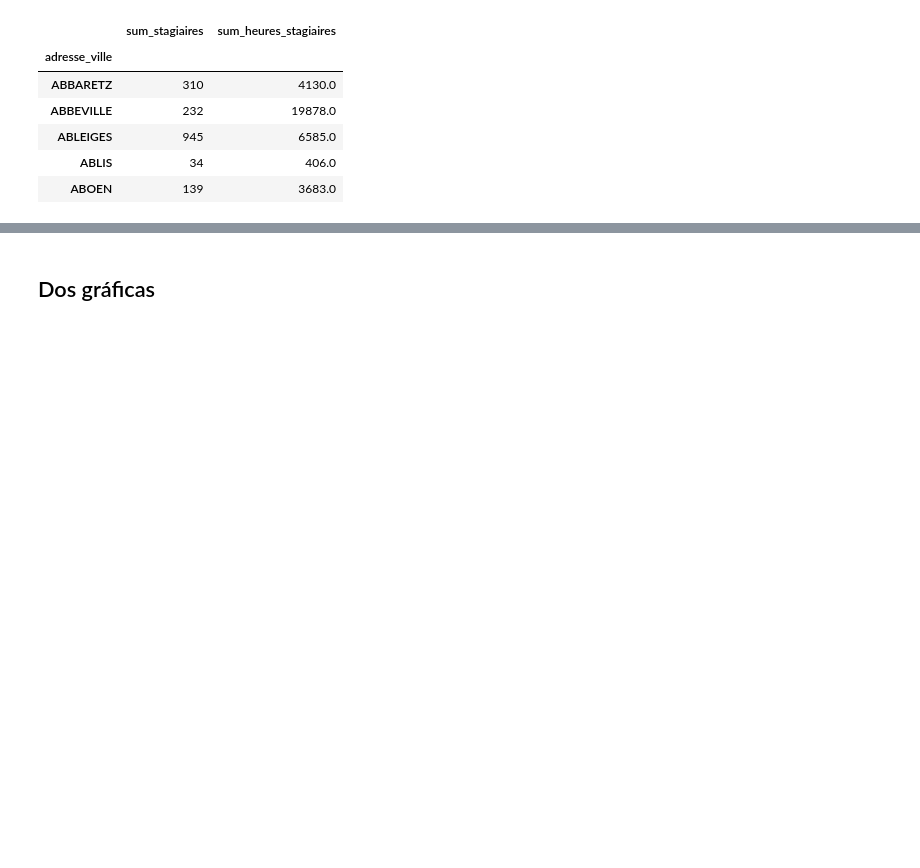
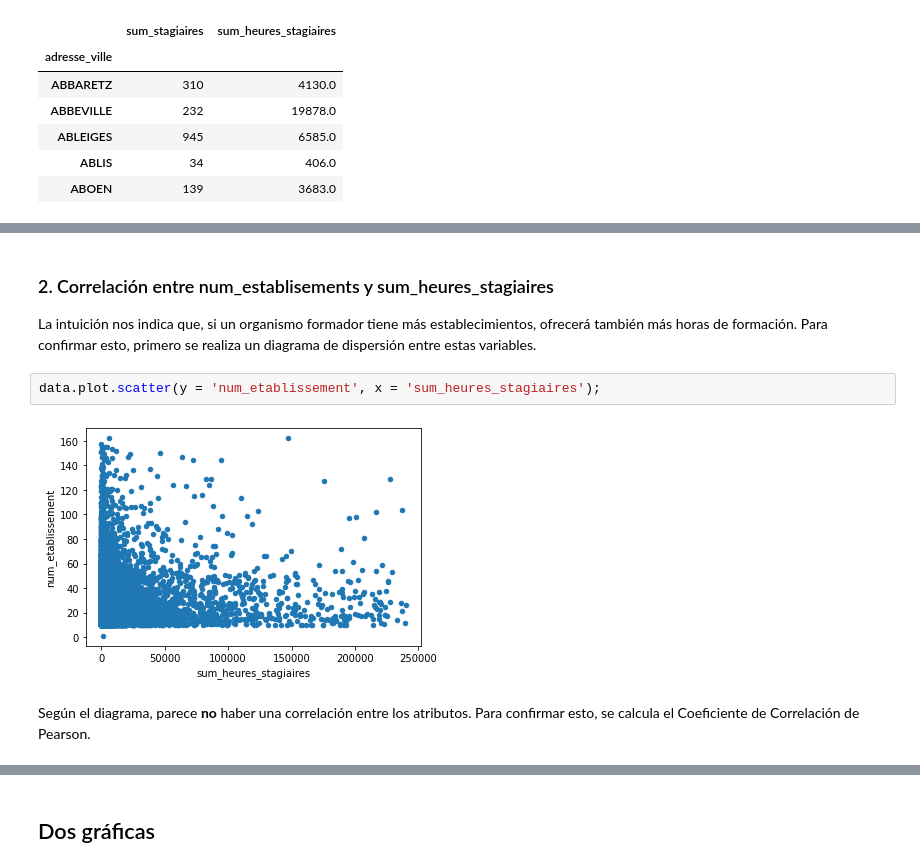
Before and after one commit to esteban062000/Big-Data-II-2021, a Jupyter notebook: tareas/tarea_1/4.EDA_tarea_1.ipynb, the cells around one changed output, grey strips where cells are left out. Drawn from its saved outputs; the diff is of its cells as text; blank space fills up the shorter version.

```diff
--- a/tareas/tarea_1/4.EDA_tarea_1.ipynb
+++ b/tareas/tarea_1/4.EDA_tarea_1.ipynb
@@ -126,0 +125,10 @@ data['code_specialite_3'].value_counts().head().plot(kind="bar")
+# %% [markdown]
+### 2. Correlación entre num_establisements y sum_heures_stagiaires
+
+La intuición nos indica que, si un organismo formador tiene más establecimientos, ofrecerá también más horas de formación. Para confirmar esto, primero se realiza un diagrama de dispersión entre estas variables.
+# %%
+data.plot.scatter(y = 'num_etablissement', x = 'sum_heures_stagiaires');
+# %% [output]
+[figure, added]
+# %% [markdown]
+Según el diagrama, parece **no** haber una correlación entre los atributos. Para confirmar esto, se calcula el Coeficiente de Correlación de Pearson.
```
Also changed, not shown: parts of 22 cells of this notebook.
